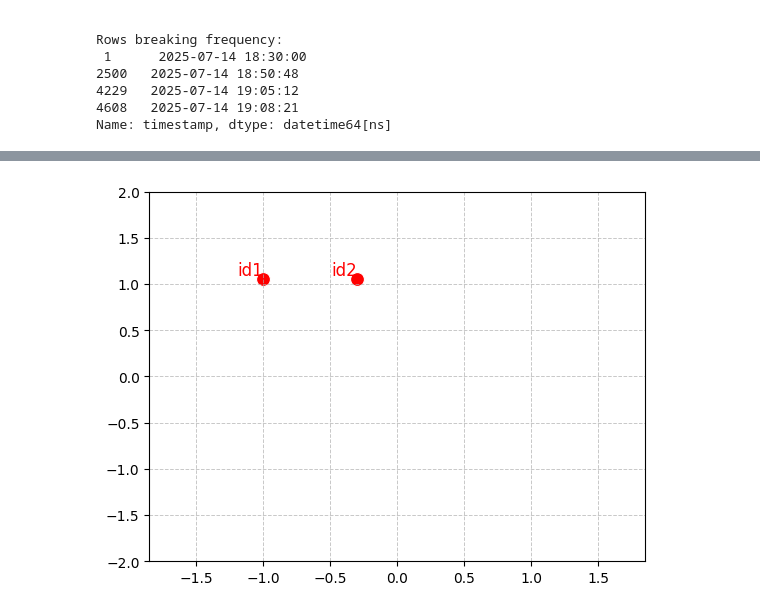
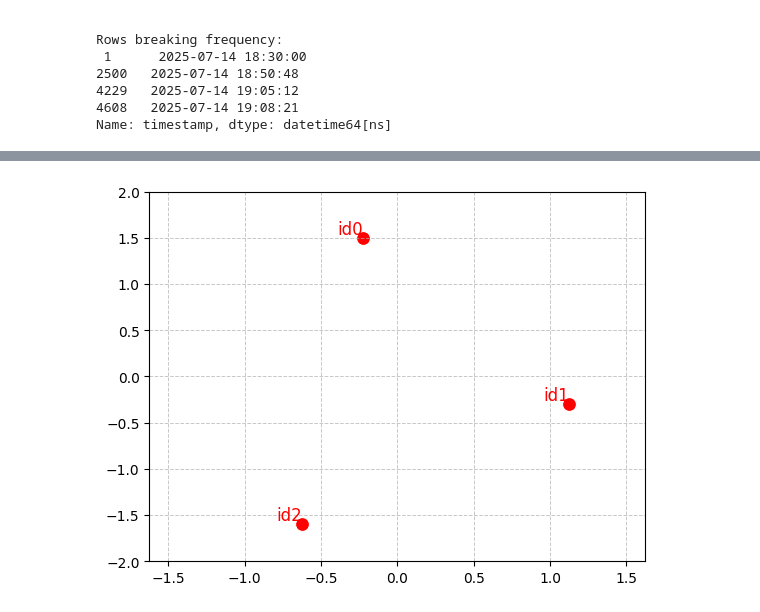
Before and after one commit to Andreas-Ts/Diploma-Project, a Jupyter notebook: dataAnalysis and machine learning/pre processing data.ipynb, the cells around one changed output, grey strips where cells are left out. Saved outputs shown, nothing was run; the diff lists cells and outputs as text; code cells hidden in the pictures.

```diff
--- a/dataAnalysis and machine learning/pre processing data.ipynb
+++ b/dataAnalysis and machine learning/pre processing data.ipynb
@@ -908,7 +888,7 @@ plt.show()
 # %%
 # User-defined max x and y, and grid size
-max_x = 4
-max_y = 3.7
+max_x = room_width
+max_y = room_length
 x_bins = 10  # number of grid cells along x
 y_bins = 5   # number of grid cells along y
 
@@ -1059,6 +1039,7 @@ timeSeriesData_BIG = pd.concat(dict_of_timeseries, names=["keys"])
 
 # Reset index so the key becomes a column
 timeSeriesData_BIG = timeSeriesData_BIG.reset_index(level="keys").reset_index(drop=True)
+timeSeriesData_BIG = timeSeriesData_BIG.set_index("seconds")
 # %%
 timeSeriesData_BIG
 # %% [output]
@@ -1077,0 +1060,2 @@ timeSeriesData_BIG
+# %%
+userInputData["timestamp InsertingSource timedelta"] = userInputData["timestamp InsertingSource timedelta"].astype("timedelta64[ns]")
@@ -1089,17 +1109,17 @@ for sensor in sensors:
 
     for key, row in userInputData.iterrows():
         # Get insertion time for this experiment
-        insertion_time = row["timestamp InsertingSource timedelta"]
+        insertion_time = row["timestamp InsertingSource seconds"]
         # Subset data for this sensor + experiment
         subset = timeSeriesData_BIG[
             (timeSeriesData_BIG["sensors"] == sensor) &
             (timeSeriesData_BIG["keys"] == key)
         ]
         # Compute median (NaN if no data)
-        medians_before[key] = subset.loc[timeSeriesData_BIG["timestamp"] < insertion_time]["VOC"].median()
-        medians_after[key] = subset.loc[timeSeriesData_BIG["timestamp"] >= insertion_time]["VOC"].median()
-        medians_before_nat_log[key] = subset.loc[timeSeriesData_BIG["timestamp"] < insertion_time]["VOC standard scaled"].median()
-        medians_after_nat_log[key] = subset.loc[timeSeriesData_BIG["timestamp"] >= insertion_time]["VOC standard scaled"].median()
+        medians_before[key] = subset.loc[subset.index <insertion_time]["VOC"].median()
+        medians_after[key] = subset.loc[insertion_time>=subset.index ]["VOC"].median()
+        medians_before_nat_log[key] = subset.loc[subset.index <insertion_time]["VOC standard scaled"].median()
+        medians_after_nat_log[key] = subset.loc[insertion_time>=subset.index ]["VOC standard scaled"].median()
 
 
 
@@ -1131,42 +1151,46 @@ Index(['experimentState', 'are-doors-opened', 'are-people-inside',
        'Id=0:BME680:breathVocEquivalent after insertion medianVOC standard scaled'],
       dtype='object')
 # %%
-room_name = "Κρεβατοκάμαρα id:1 Μ0.95 Α0.85 id:2 Μ0.95 Α1.55"
+room_name = 'Κρεβατοκάμαρα id:0 Μ:0.5 Α:1.4 ,id:1 Π:1.7 Δ:0.5  ,id:2 Π:0.4 Α:1.0'
 position_of_sensors = userInputData.loc[userInputData["room"] == room_name].iloc[0]
 
 # Extra points
 extra_positions = np.array([
+    [position_of_sensors["position of Id=0:BME680:breathVocEquivalent-x axis"], position_of_sensors["position of Id=0:BME680:breathVocEquivalent-y axis"]],
+
     [position_of_sensors["position of Id=1:BME680:breathVocEquivalent-x axis"], position_of_sensors["position of Id=1:BME680:breathVocEquivalent-y axis"]],
     [position_of_sensors["position of Id=2:BME680:breathVocEquivalent-x axis"], position_of_sensors["position of Id=2:BME680:breathVocEquivalent-y axis"]]
 ])
-extra_ids = ["id1", "id2"]
+extra_ids = ["id0","id1", "id2"]
 
-# Example max values (you can replace with user input)
-room_length = 2.0
-room_width = 1.85
+
+room_length = 4.0
+room_width = 3.25
+room_length = room_length / 2
+room_width = room_width / 2
 
 # Create scatterplot
 #sns.scatterplot(x=positions[:,0], y=positions[:,1])
 
 
 # Add extra points
 sns.scatterplot(x=extra_positions[:,0], y=extra_positions[:,1], color='red', s=100)
 
 # Annotate extra points with their IDs
 for i, (x, y) in enumerate(extra_positions):
     plt.text(x, y, extra_ids[i], fontsize=12, ha='right', va='bottom', color='red')
 
 
 # Set axis limits
 plt.xlim(-room_width, room_width)
 plt.ylim(-room_length, room_length)
 
 # Add grid
 plt.grid(True, which="both", linestyle="--", linewidth=0.7, alpha=0.7)
 
 plt.show()
 # %% [output]
-[figure, old version]
+[figure, new version]
 # %%
 def saveDataIntoDataFolder(data,data_file_name):
     script_dir = Path().resolve().parent
```
Also changed, not shown: parts of 37 cells of this notebook, 4 other files.
